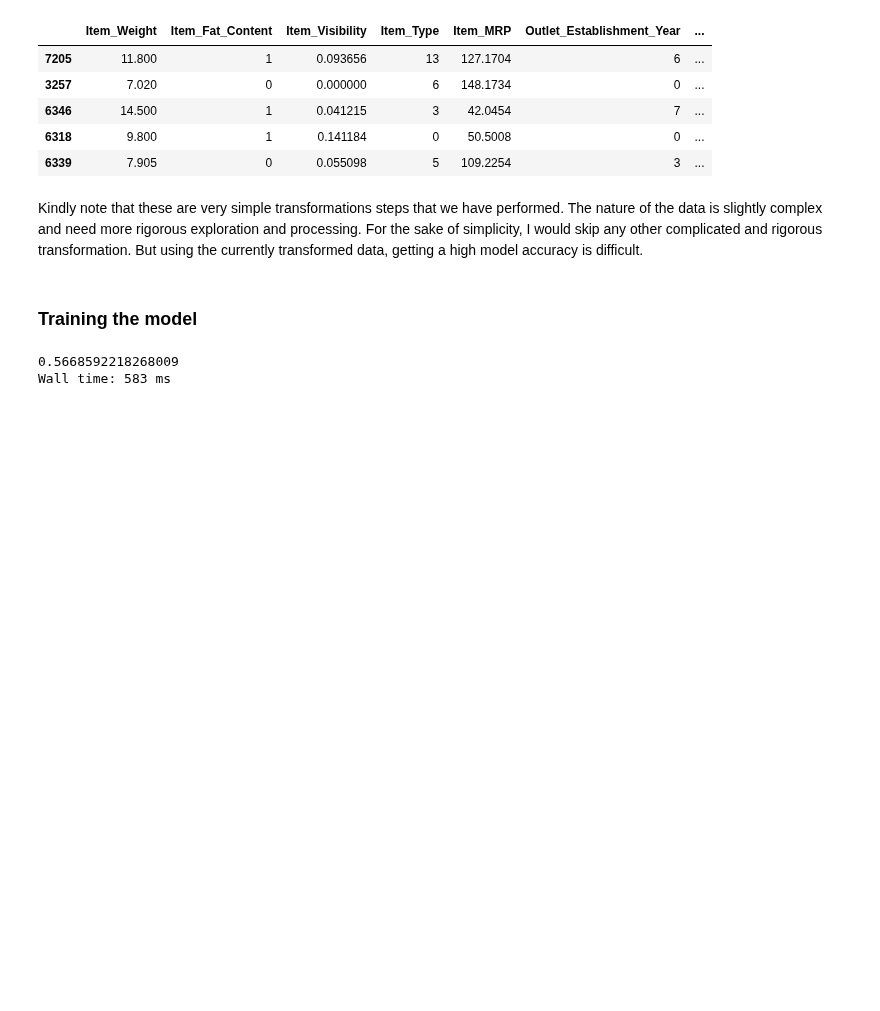
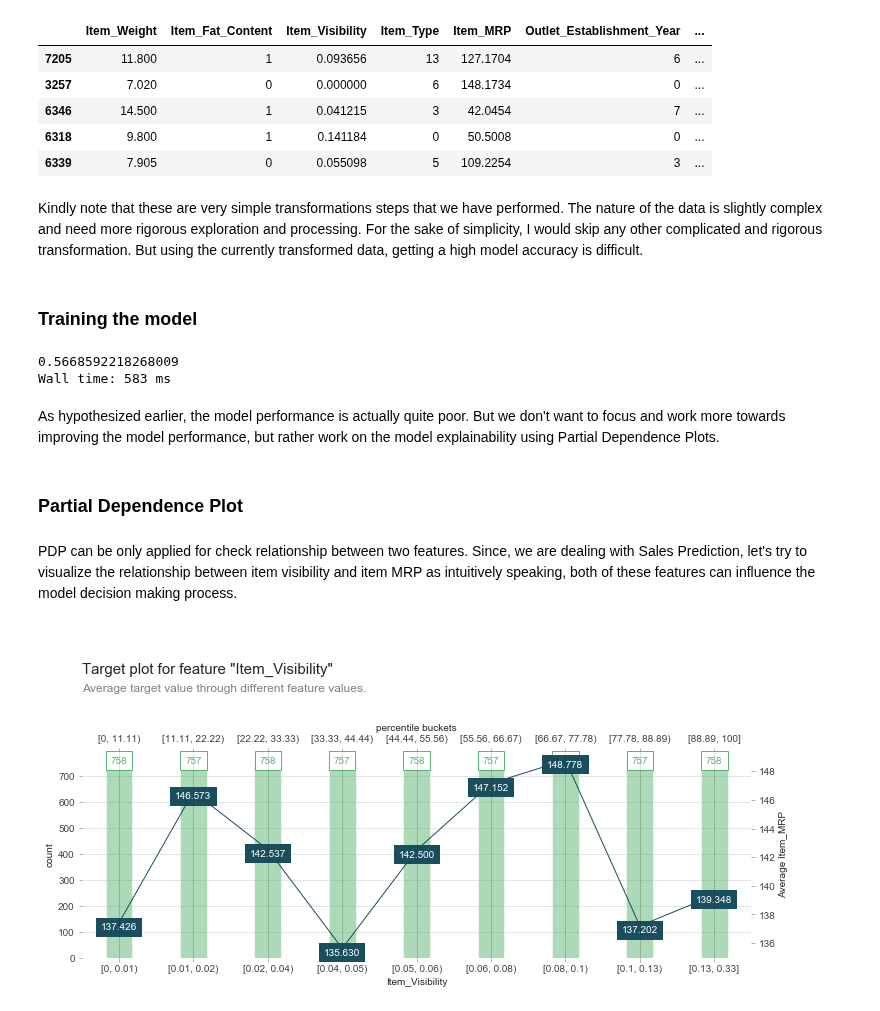
Before and after one commit to PacktPublishing/Applied-Machine-Learning-Explainability-Techniques, a Jupyter notebook: Chapter02/Partial Dependence Plot.ipynb, the cells around one changed output. Drawn from its saved outputs; the diff is of its cells as text; code cells hidden in the pictures; blank space fills up the shorter version.

```diff
--- a/Chapter02/Partial Dependence Plot.ipynb
+++ b/Chapter02/Partial Dependence Plot.ipynb
@@ -202,3 +202,15 @@ print(regressor.score(x_test, y_test))
 # %% [output]
 0.5668592218268009
 Wall time: 583 ms
+# %% [markdown]
+As hypothesized earlier, the model performance is actually quite poor. But we don't want to focus and work more towards improving the model performance, but rather work on the model explainability using Partial Dependence Plots.
+# %% [markdown]
+### Partial Dependence Plot
+# %% [markdown]
+PDP can be only applied for check relationship between two features. Since, we are dealing with Sales Prediction, let's try to visualize the relationship between item visibility and item MRP as intuitively speaking, both of these features can influence the model decision making process.
+# %%
+fig, axes, summary_df = info_plots.target_plot(
+    df=x_train, feature='Item_Visibility', feature_name='Item_Visibility',
+    target="Item_MRP", show_percentile=True, figsize=(12,6))
+# %% [output]
+[figure, added]
```
Also changed, not shown: parts of 15 cells of this notebook.
